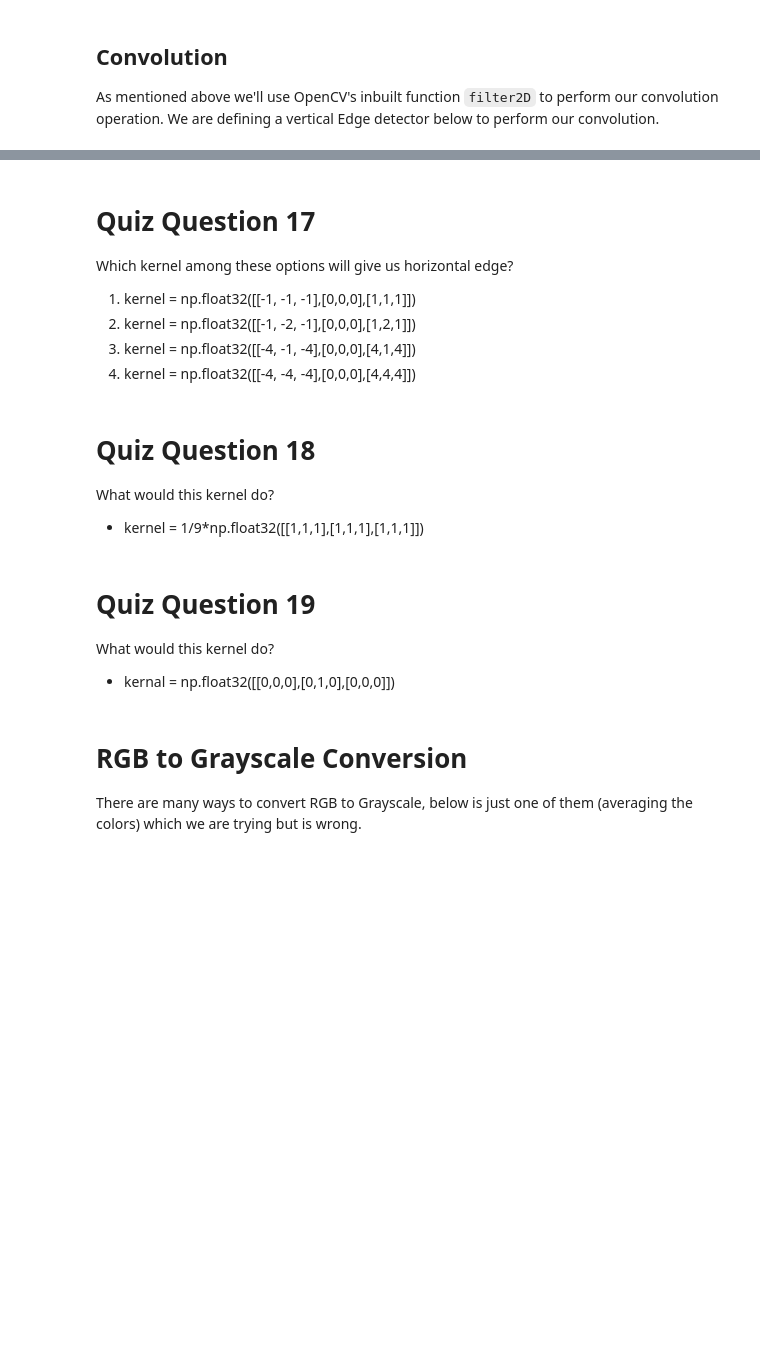
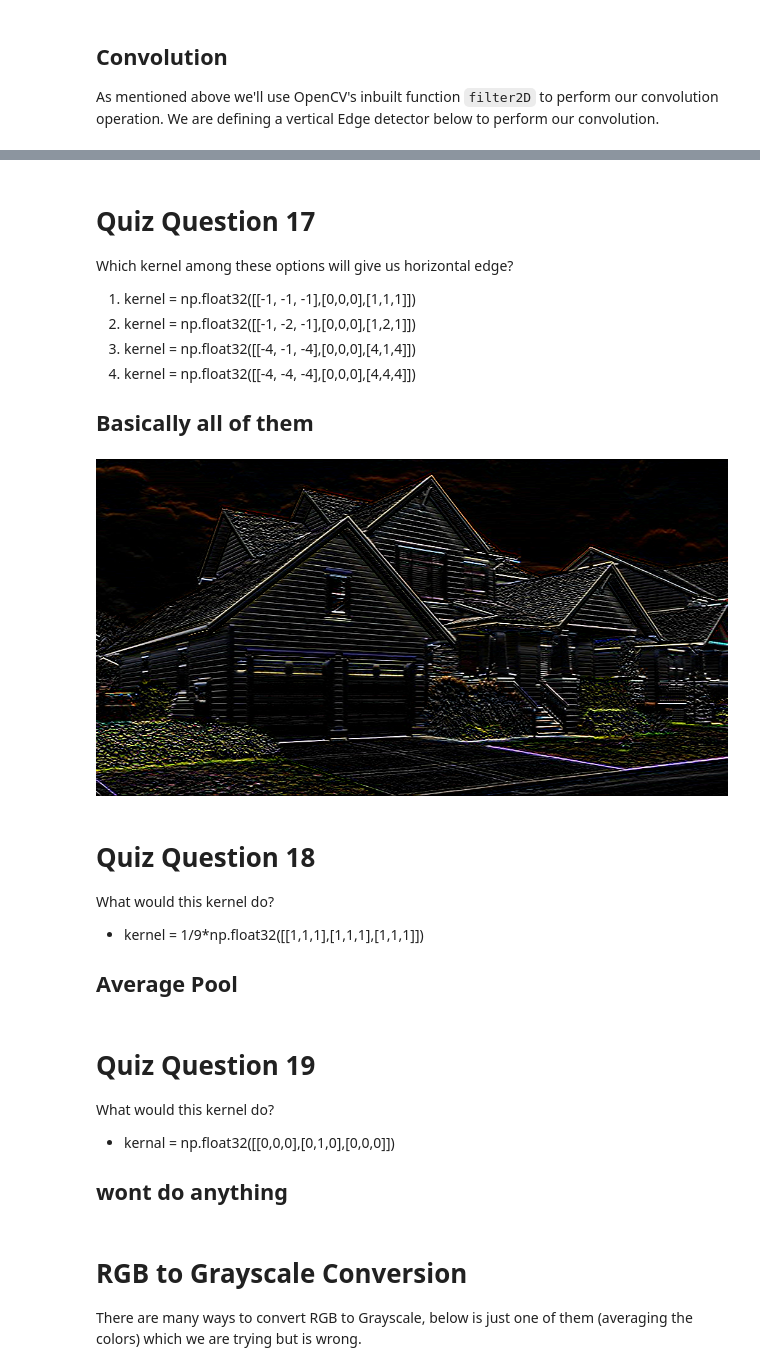
Before and after one commit to bikash-bhoi/END_NLP_P1, a Jupyter notebook: S2_Embedding/ENDS2_Python101.ipynb, the cells around one changed output, grey strips where cells are left out. Cells and saved outputs as stored; diff of their text form; code cells hidden in the pictures; blank space fills up the shorter version.

```diff
--- a/S2_Embedding/ENDS2_Python101.ipynb
+++ b/S2_Embedding/ENDS2_Python101.ipynb
@@ -909,22 +935,30 @@ Which kernel among these options will give us horizontal edge?
 2. kernel = np.float32([[-1, -2, -1],[0,0,0],[1,2,1]])
 3. kernel = np.float32([[-4, -1, -4],[0,0,0],[4,1,4]])
 4. kernel = np.float32([[-4, -4, -4],[0,0,0],[4,4,4]])
+
+## Basically all of them
 # %%
-kernel = ? # use the correct kernel from above
+kernel =  np.float32([[-1, -1, -1],[0,0,0],[1,1,1]])
 dst = cv2.filter2D(image,-1,kernel)
 cv2_imshow(dst)
+# %% [output]
+[figure, added]
 # %% [markdown]
 # Quiz Question 18
 
 What would this kernel do?
 
 *   kernel = 1/9*np.float32([[1,1,1],[1,1,1],[1,1,1]])
+
+## Average Pool
 # %% [markdown]
 # Quiz Question 19
 
 What would this kernel do?
 
 *   kernal = np.float32([[0,0,0],[0,1,0],[0,0,0]])
+
+## wont do anything
 # %% [markdown]
 # RGB to Grayscale Conversion
 There are many ways to convert RGB to Grayscale, below is just one of them (averaging the colors) which we are trying but is wrong.
```
Also changed, not shown: parts of 12 cells of this notebook.
